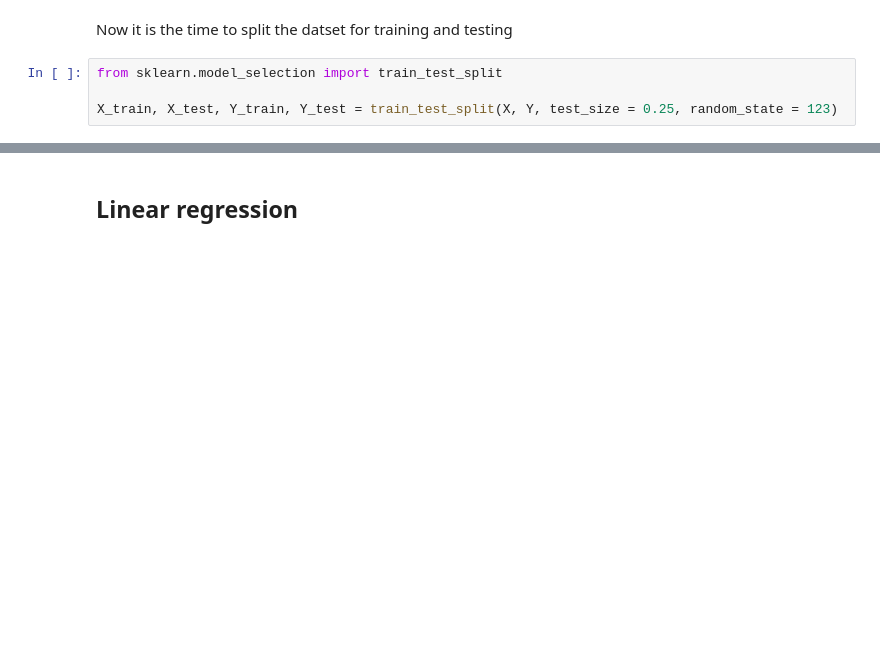
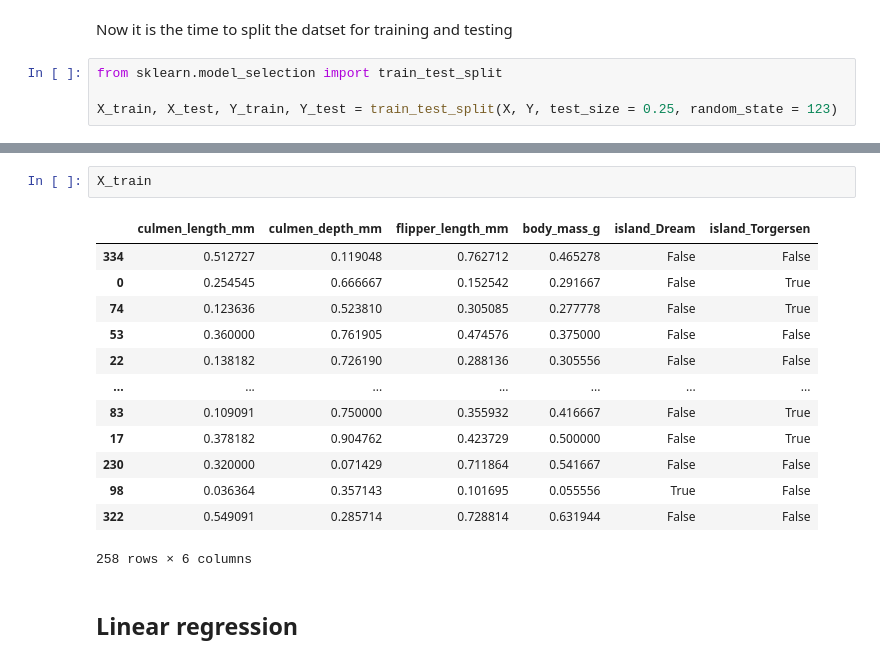
Before and after one commit to captain-bender/machine_learning_notebooks, a Jupyter notebook: workshop.ipynb, the cells around one changed output, grey strips where cells are left out. Saved outputs shown, nothing was run; the diff lists cells and outputs as text; blank space fills up the shorter version.

```diff
--- a/workshop.ipynb
+++ b/workshop.ipynb
@@ -284,3 +302,19 @@ X_train, X_test, Y_train, Y_test = train_test_split(X, Y, test_size = 0.25, rand
+# %%
+X_train
+# %% [output]
+|  | culmen_length_mm | culmen_depth_mm | flipper_length_mm | body_mass_g | island_Dream | island_Torgersen |
+| 334 | 0.512727 | 0.119048 | 0.762712 | 0.465278 | False | False |
+| 0 | 0.254545 | 0.666667 | 0.152542 | 0.291667 | False | True |
+| 74 | 0.123636 | 0.523810 | 0.305085 | 0.277778 | False | True |
+| 53 | 0.360000 | 0.761905 | 0.474576 | 0.375000 | False | False |
+| 22 | 0.138182 | 0.726190 | 0.288136 | 0.305556 | False | False |
+| ... | ... | ... | ... | ... | ... | ... |
+| 83 | 0.109091 | 0.750000 | 0.355932 | 0.416667 | False | True |
+| 17 | 0.378182 | 0.904762 | 0.423729 | 0.500000 | False | True |
+| 230 | 0.320000 | 0.071429 | 0.711864 | 0.541667 | False | False |
+| 98 | 0.036364 | 0.357143 | 0.101695 | 0.055556 | True | False |
+| 322 | 0.549091 | 0.285714 | 0.728814 | 0.631944 | False | False |
+258 rows × 6 columns
 # %% [markdown]
 ## Linear regression
 # %% [markdown]
```
Also changed, not shown: parts of 13 cells of this notebook.
